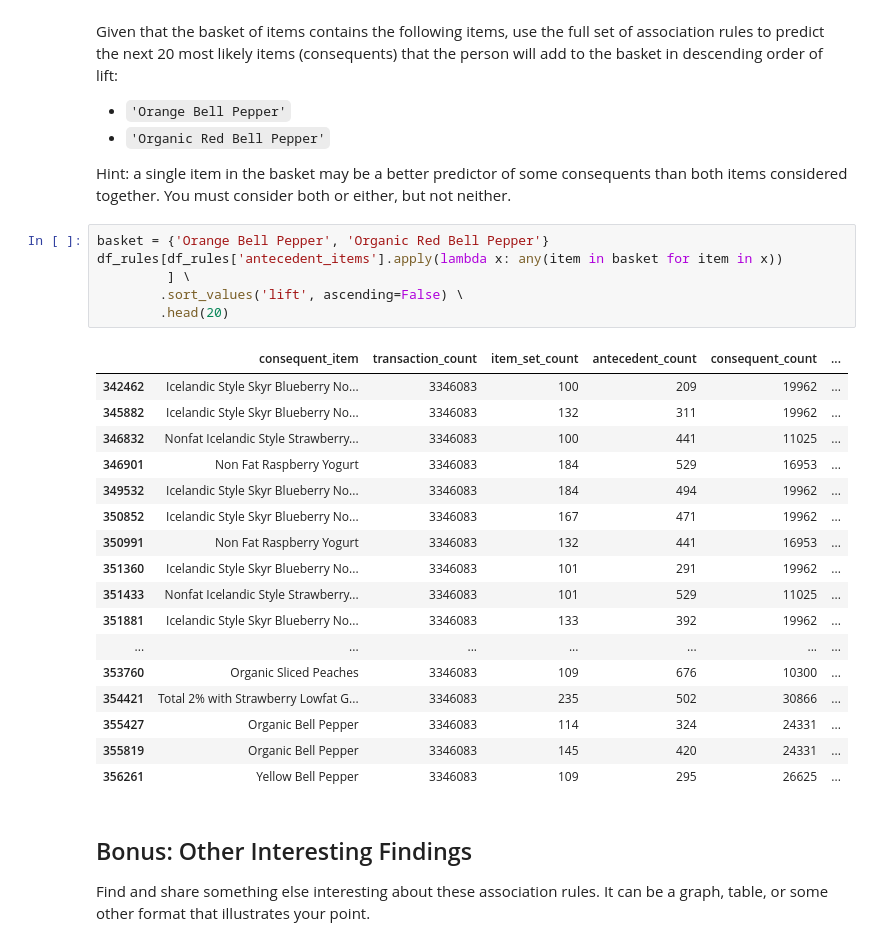
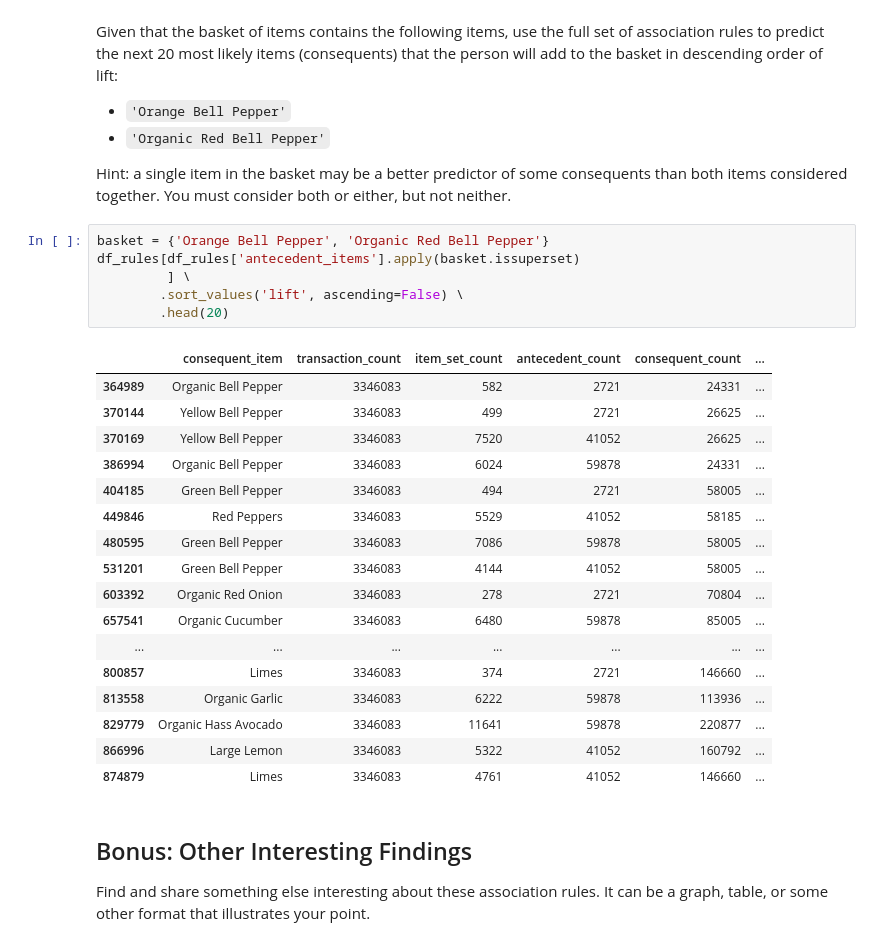
Before and after one commit to Hillelg1/my-fork-2024-fall-data-science, a Jupyter notebook: Week-05-Unsupervised-Learning/Exercise-HG.ipynb, the cells around one changed output. Drawn from its saved outputs; the diff is of its cells as text.

```diff
--- a/Week-05-Unsupervised-Learning/Exercise-HG.ipynb
+++ b/Week-05-Unsupervised-Learning/Exercise-HG.ipynb
@@ -194,28 +194,28 @@ Given that the basket of items contains the following items, use the full set of
 Hint: a single item in the basket may be a better predictor of some consequents than both items considered together. You must consider both or either, but not neither.
 # %%
 basket = {'Orange Bell Pepper', 'Organic Red Bell Pepper'}
-df_rules[df_rules['antecedent_items'].apply(lambda x: any(item in basket for item in x))
+df_rules[df_rules['antecedent_items'].apply(basket.issuperset)
          ] \
         .sort_values('lift', ascending=False) \
         .head(20)
 # %% [output]
 |  | consequent_item | transaction_count | item_set_count | antecedent_count | consequent_count | ... |
-| 342462 | Icelandic Style Skyr Blueberry No... | 3346083 | 100 | 209 | 19962 | ... |
-| 345882 | Icelandic Style Skyr Blueberry No... | 3346083 | 132 | 311 | 19962 | ... |
-| 346832 | Nonfat Icelandic Style Strawberry... | 3346083 | 100 | 441 | 11025 | ... |
-| 346901 | Non Fat Raspberry Yogurt | 3346083 | 184 | 529 | 16953 | ... |
-| 349532 | Icelandic Style Skyr Blueberry No... | 3346083 | 184 | 494 | 19962 | ... |
-| 350852 | Icelandic Style Skyr Blueberry No... | 3346083 | 167 | 471 | 19962 | ... |
-| 350991 | Non Fat Raspberry Yogurt | 3346083 | 132 | 441 | 16953 | ... |
-| 351360 | Icelandic Style Skyr Blueberry No... | 3346083 | 101 | 291 | 19962 | ... |
-| 351433 | Nonfat Icelandic Style Strawberry... | 3346083 | 101 | 529 | 11025 | ... |
-| 351881 | Icelandic Style Skyr Blueberry No... | 3346083 | 133 | 392 | 19962 | ... |
+| 364989 | Organic Bell Pepper | 3346083 | 582 | 2721 | 24331 | ... |
+| 370144 | Yellow Bell Pepper | 3346083 | 499 | 2721 | 26625 | ... |
+| 370169 | Yellow Bell Pepper | 3346083 | 7520 | 41052 | 26625 | ... |
+| 386994 | Organic Bell Pepper | 3346083 | 6024 | 59878 | 24331 | ... |
+| 404185 | Green Bell Pepper | 3346083 | 494 | 2721 | 58005 | ... |
+| 449846 | Red Peppers | 3346083 | 5529 | 41052 | 58185 | ... |
+| 480595 | Green Bell Pepper | 3346083 | 7086 | 59878 | 58005 | ... |
+| 531201 | Green Bell Pepper | 3346083 | 4144 | 41052 | 58005 | ... |
+| 603392 | Organic Red Onion | 3346083 | 278 | 2721 | 70804 | ... |
+| 657541 | Organic Cucumber | 3346083 | 6480 | 59878 | 85005 | ... |
 | ... | ... | ... | ... | ... | ... | ... |
-| 353760 | Organic Sliced Peaches | 3346083 | 109 | 676 | 10300 | ... |
-| 354421 | Total 2% with Strawberry Lowfat G... | 3346083 | 235 | 502 | 30866 | ... |
-| 355427 | Organic Bell Pepper | 3346083 | 114 | 324 | 24331 | ... |
-| 355819 | Organic Bell Pepper | 3346083 | 145 | 420 | 24331 | ... |
-| 356261 | Yellow Bell Pepper | 3346083 | 109 | 295 | 26625 | ... |
+| 800857 | Limes | 3346083 | 374 | 2721 | 146660 | ... |
+| 813558 | Organic Garlic | 3346083 | 6222 | 59878 | 113936 | ... |
+| 829779 | Organic Hass Avocado | 3346083 | 11641 | 59878 | 220877 | ... |
+| 866996 | Large Lemon | 3346083 | 5322 | 41052 | 160792 | ... |
+| 874879 | Limes | 3346083 | 4761 | 41052 | 146660 | ... |
 # %% [markdown]
 ## Bonus: Other Interesting Findings
 
```
Also changed, not shown: parts of 1 cell of this notebook, 11 other files.
